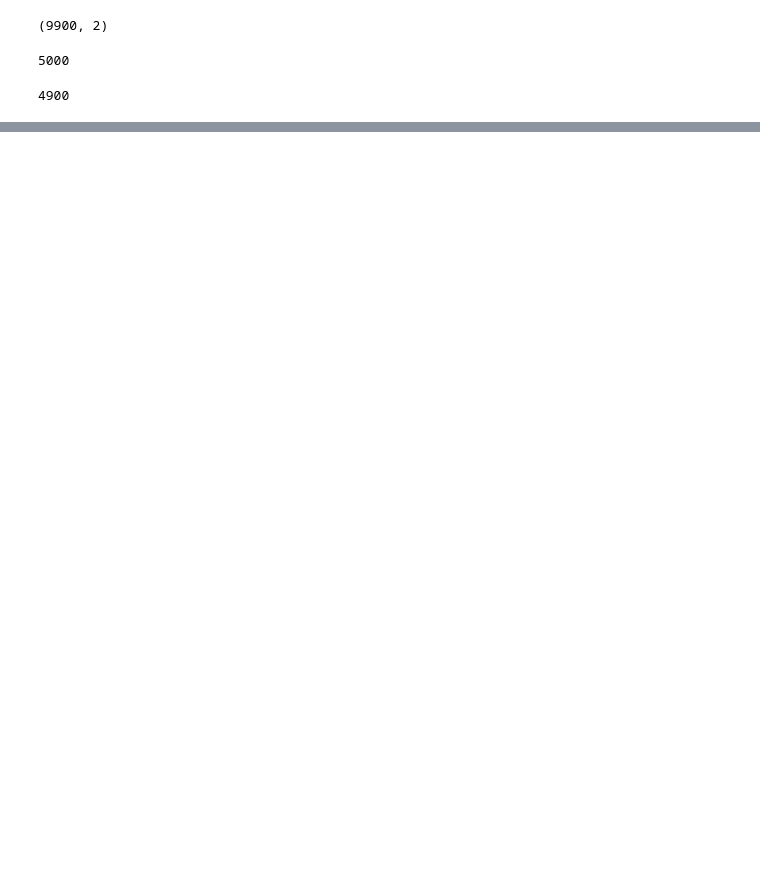
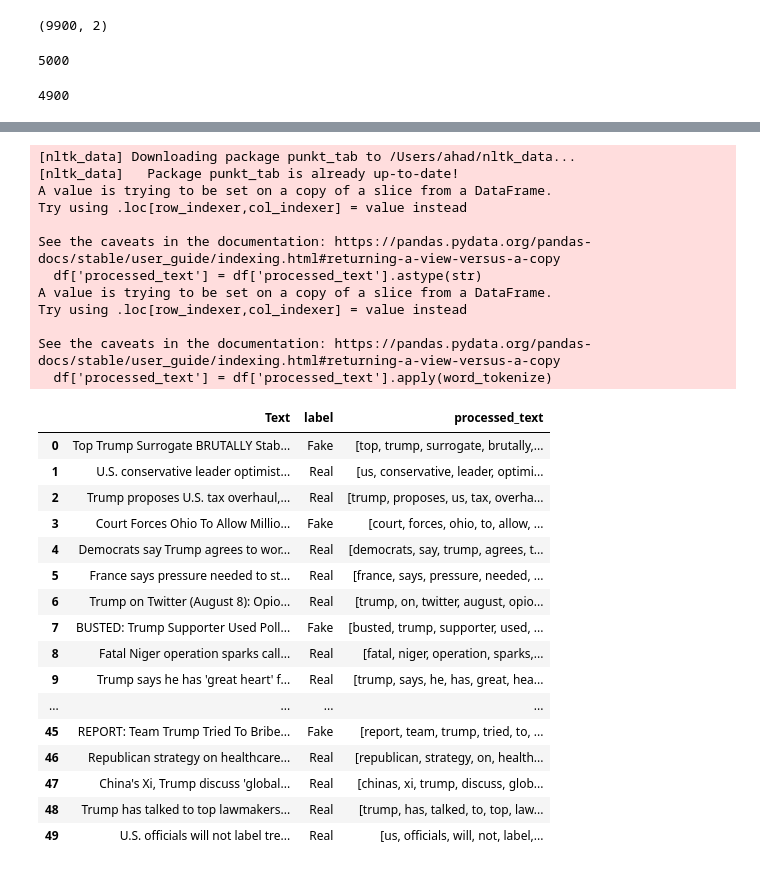
Before and after one commit to ahadaso042/Fake-New-Detection-System, a Jupyter notebook: CourseProject.ipynb, the cells around one changed output, grey strips where cells are left out. Saved outputs shown, nothing was run; the diff lists cells and outputs as text; code cells hidden in the pictures; blank space fills up the shorter version.

```diff
--- a/CourseProject.ipynb
+++ b/CourseProject.ipynb
@@ -36,0 +78,6 @@ print(sum_rows_real)
+# %%
+df = df.drop_duplicates(subset="Text", keep="first")
+df['Text'] = df['Text'].astype(str)
+
+num_duplicates = df["Text"].duplicated().sum()
+print(str(num_duplicates) + " number of duplicate rows")
@@ -36,0 +91,5 @@ print(sum_rows_real)
+# %%
+df['processed_text'] = df['Text'].str.lower()
+df['processed_text'] = df['processed_text'].astype(str)
+
+df.head()
@@ -36,0 +113,12 @@ print(sum_rows_real)
+# %%
+#preprocessing
+
+# remove punctuation
+df['processed_text'] = df['processed_text'].str.replace(r'[^\w\s]', '', regex=True)
+
+#remove special characters
+df['processed_text'] = df['processed_text'].str.replace(r'[^A-Za-z0-9 ]+', '', regex=True)
+
+#remove numbers
+df['processed_text'] = df['processed_text'].str.replace(r'\d+', '', regex=True)
+df.tail()
@@ -36,0 +147,39 @@ print(sum_rows_real)
+# %%
+# tokenize words
+nltk.download('punkt_tab')
+from nltk.tokenize import word_tokenize
+
+df['processed_text'] = df['processed_text'].astype(str)
+df['processed_text'] = df['processed_text'].apply(word_tokenize)
+
+df.head(50)
+# %% [output]
+[nltk_data] Downloading package punkt_tab to /Users/ahad/nltk_data...
+[nltk_data]   Package punkt_tab is already up-to-date!
+A value is trying to be set on a copy of a slice from a DataFrame.
+Try using .loc[row_indexer,col_indexer] = value instead
+
+See the caveats in the documentation: https://pandas.pydata.org/pandas-docs/stable/user_guide/indexing.html#returning-a-view-versus-a-copy
+  df['processed_text'] = df['processed_text'].astype(str)
+A value is trying to be set on a copy of a slice from a DataFrame.
+Try using .loc[row_indexer,col_indexer] = value instead
+
+See the caveats in the documentation: https://pandas.pydata.org/pandas-docs/stable/user_guide/indexing.html#returning-a-view-versus-a-copy
+  df['processed_text'] = df['processed_text'].apply(word_tokenize)
+|  | Text | label | processed_text |
+| 0 | Top Trump Surrogate BRUTALLY Stab... | Fake | [top, trump, surrogate, brutally,... |
+| 1 | U.S. conservative leader optimist... | Real | [us, conservative, leader, optimi... |
+| 2 | Trump proposes U.S. tax overhaul,... | Real | [trump, proposes, us, tax, overha... |
+| 3 | Court Forces Ohio To Allow Millio... | Fake | [court, forces, ohio, to, allow, ... |
+| 4 | Democrats say Trump agrees to wor... | Real | [democrats, say, trump, agrees, t... |
+| 5 | France says pressure needed to st... | Real | [france, says, pressure, needed, ... |
+| 6 | Trump on Twitter (August 8): Opio... | Real | [trump, on, twitter, august, opio... |
+| 7 | BUSTED: Trump Supporter Used Poll... | Fake | [busted, trump, supporter, used, ... |
+| 8 | Fatal Niger operation sparks call... | Real | [fatal, niger, operation, sparks,... |
+| 9 | Trump says he has 'great heart' f... | Real | [trump, says, he, has, great, hea... |
+| ... | ... | ... | ... |
+| 45 | REPORT: Team Trump Tried To Bribe... | Fake | [report, team, trump, tried, to, ... |
+| 46 | Republican strategy on healthcare... | Real | [republican, strategy, on, health... |
+| 47 | China's Xi, Trump discuss 'global... | Real | [chinas, xi, trump, discuss, glob... |
+| 48 | Trump has talked to top lawmakers... | Real | [trump, has, talked, to, top, law... |
+| 49 | U.S. officials will not label tre... | Real | [us, officials, will, not, label,... |
```
Also changed, not shown: parts of 10 cells of this notebook.
